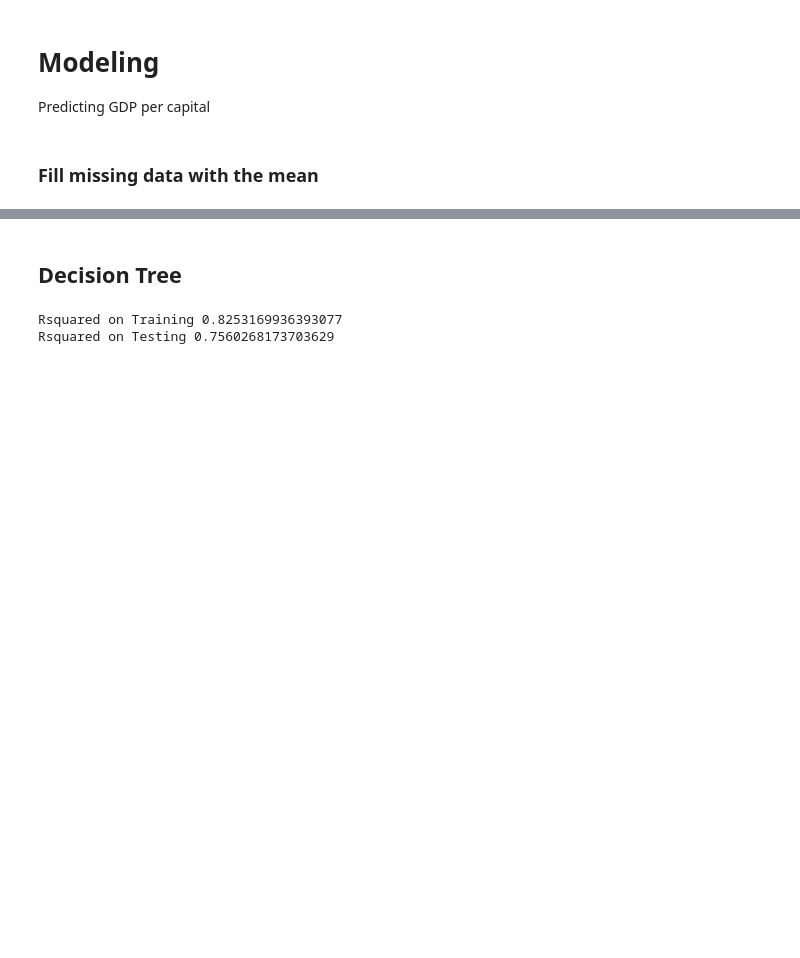
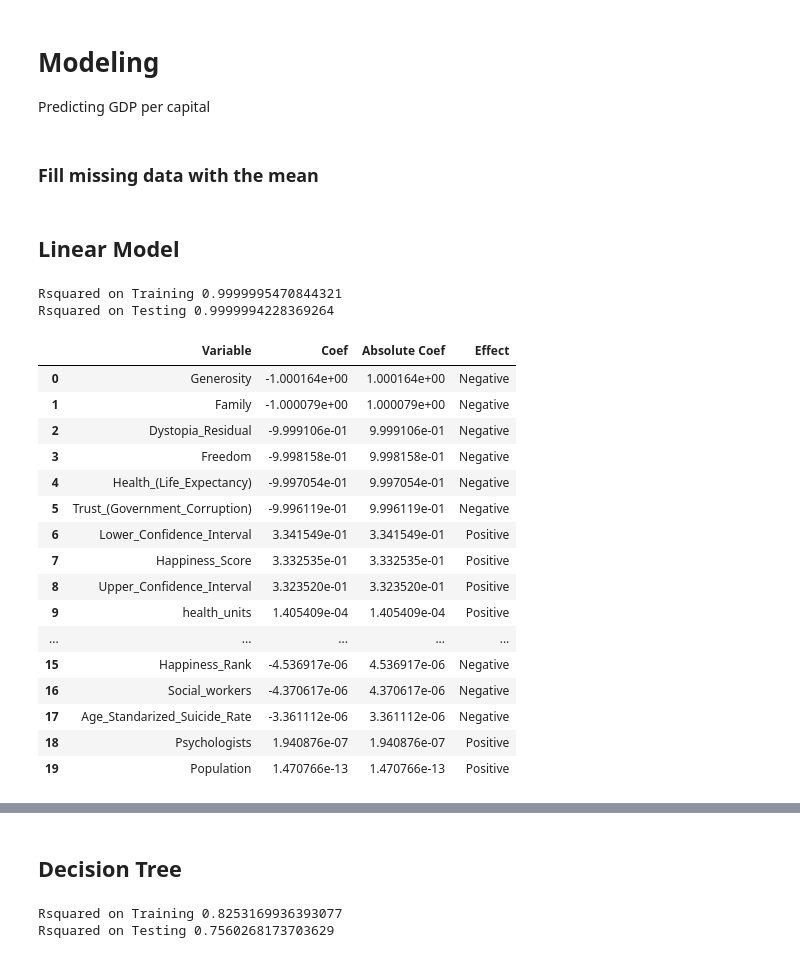
Before and after one commit to bryantstats/capstone, a Jupyter notebook: Elliot/viz_modeling.ipynb, the cells around one changed output, grey strips where cells are left out. Saved outputs shown, nothing was run; the diff lists cells and outputs as text; code cells hidden in the pictures; blank space fills up the shorter version.

```diff
--- a/Elliot/viz_modeling.ipynb
+++ b/Elliot/viz_modeling.ipynb
@@ -241,3 +241,46 @@ y = df['Economy_(GDP_per_Capita)']
 from sklearn.model_selection import train_test_split
 
 x_train,x_test,y_train,y_test=train_test_split(X,y,test_size=0.3)
+# %% [markdown]
+## Linear Model
+# %%
+from sklearn import linear_model
+from sklearn.metrics import r2_score
+
+
+# Create a decision tree and train
+model = linear_model.LinearRegression()
+model.fit(x_train, y_train)
+
+print('Rsquared on Training', r2_score(y_train, model.predict(x_train)))
+print('Rsquared on Testing', r2_score(y_test, model.predict(x_test)))
+# %% [output]
+Rsquared on Training 0.9999995470844321
+Rsquared on Testing 0.9999994228369264
+# %%
+coef = pd.DataFrame({'Variable':X.columns,
+                     'Coef':model.coef_,
+                     'Absolute Coef': np.abs(model.coef_),
+                     'Effect':['Positive' if i>0 else 'Negative' for i in model.coef_]
+                    })
+
+coef = coef.sort_values('Absolute Coef', ascending=False).reset_index(drop=True)
+coef
+# %% [output]
+|  | Variable | Coef | Absolute Coef | Effect |
+| 0 | Generosity | -1.000164e+00 | 1.000164e+00 | Negative |
+| 1 | Family | -1.000079e+00 | 1.000079e+00 | Negative |
+| 2 | Dystopia_Residual | -9.999106e-01 | 9.999106e-01 | Negative |
+| 3 | Freedom | -9.998158e-01 | 9.998158e-01 | Negative |
+| 4 | Health_(Life_Expectancy) | -9.997054e-01 | 9.997054e-01 | Negative |
+| 5 | Trust_(Government_Corruption) | -9.996119e-01 | 9.996119e-01 | Negative |
+| 6 | Lower_Confidence_Interval | 3.341549e-01 | 3.341549e-01 | Positive |
+| 7 | Happiness_Score | 3.332535e-01 | 3.332535e-01 | Positive |
+| 8 | Upper_Confidence_Interval | 3.323520e-01 | 3.323520e-01 | Positive |
+| 9 | health_units | 1.405409e-04 | 1.405409e-04 | Positive |
+| ... | ... | ... | ... | ... |
+| 15 | Happiness_Rank | -4.536917e-06 | 4.536917e-06 | Negative |
+| 16 | Social_workers | -4.370617e-06 | 4.370617e-06 | Negative |
+| 17 | Age_Standarized_Suicide_Rate | -3.361112e-06 | 3.361112e-06 | Negative |
+| 18 | Psychologists | 1.940876e-07 | 1.940876e-07 | Positive |
+| 19 | Population | 1.470766e-13 | 1.470766e-13 | Positive |
```
Also changed, not shown: parts of 3 cells of this notebook, 2 other files.
